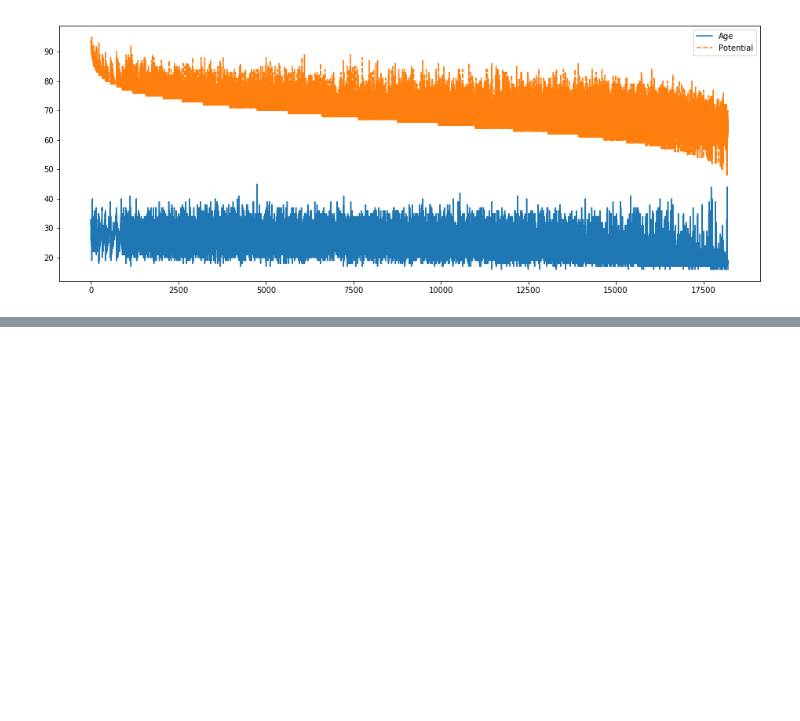
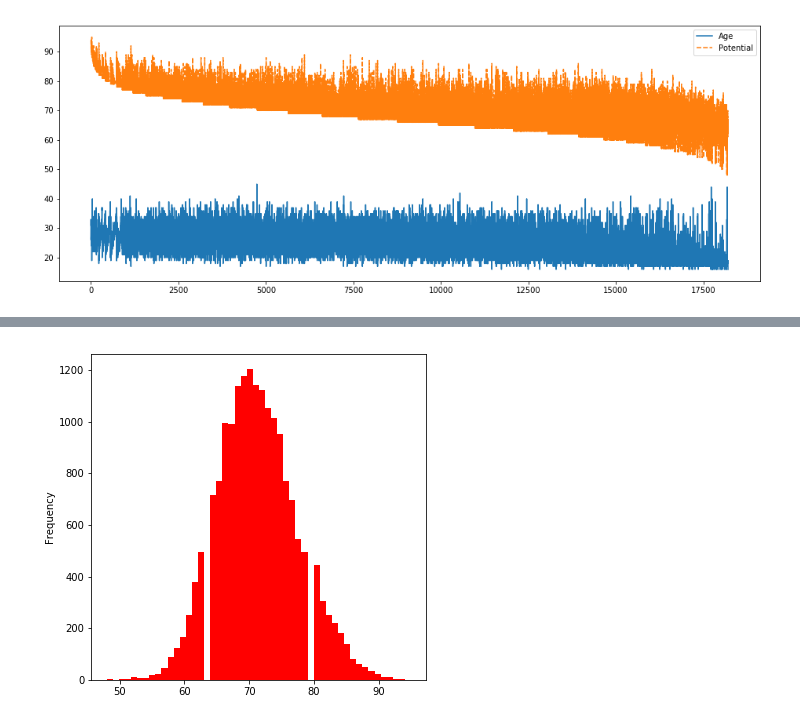
Before and after one commit to dilrubashowkat/MLearn, a Jupyter notebook: Untitled1.ipynb, the cells around one changed output, grey strips where cells are left out. Saved outputs shown, nothing was run; the diff lists cells and outputs as text; code cells hidden in the pictures; blank space fills up the shorter version.

```diff
--- a/Untitled1.ipynb
+++ b/Untitled1.ipynb
@@ -233,0 +263,7 @@ sns.lineplot(data=fifaData)
+# %%
+# Histogram
+# bins = number of bar in figure
+bf.Potential.plot(kind = 'hist',bins = 50,figsize = (6,6),color='r')
+plt.show()
+# %% [output]
+[figure, added]
```
Also changed, not shown: parts of 6 cells of this notebook.
